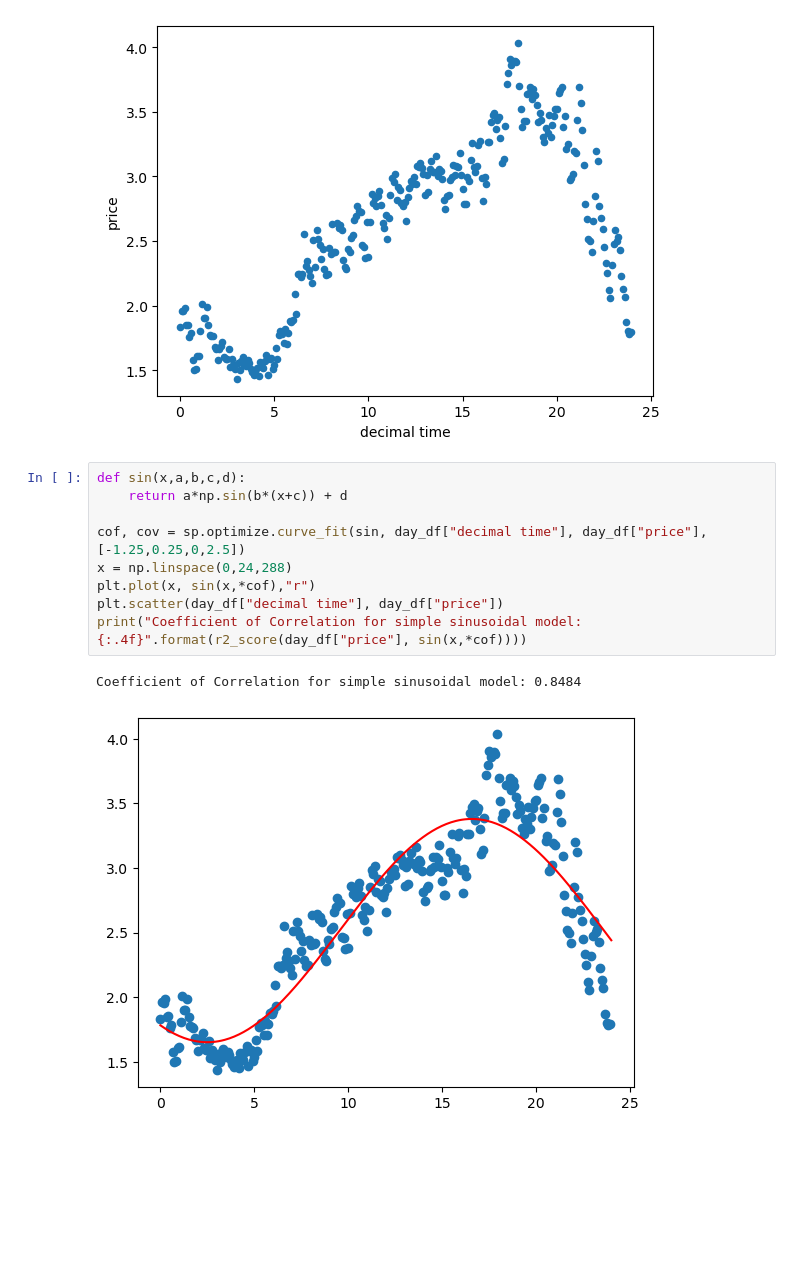
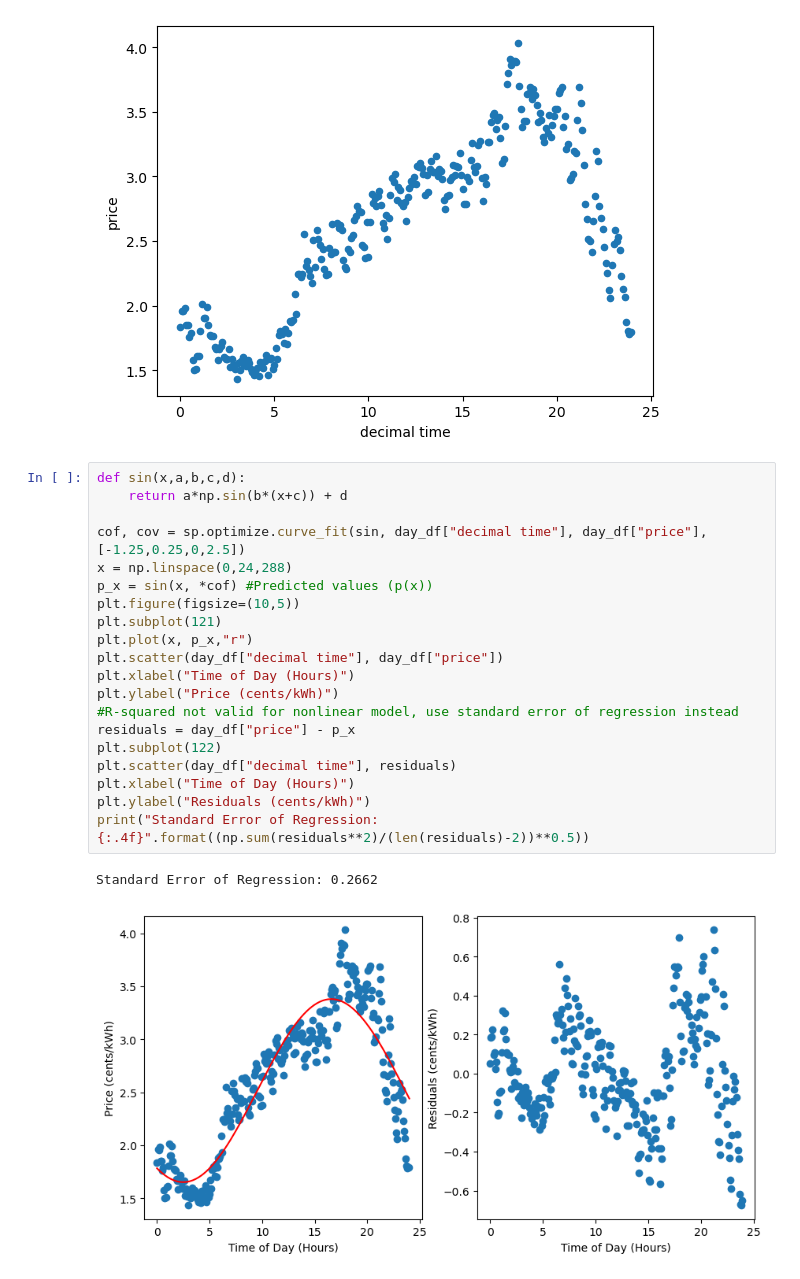
Before and after one commit to traskcon/DATA602-Project, a Jupyter notebook: DATA602-Project.ipynb, the cells around one changed output. Cells and saved outputs as stored; diff of their text form; blank space fills up the shorter version.

Commit message:
Updated model and added figures

```diff
--- a/DATA602-Project.ipynb
+++ b/DATA602-Project.ipynb
@@ -131,12 +157,23 @@ day_df.plot.scatter("decimal time","price")
 # %%
 def sin(x,a,b,c,d):
     return a*np.sin(b*(x+c)) + d
 
 cof, cov = sp.optimize.curve_fit(sin, day_df["decimal time"], day_df["price"], [-1.25,0.25,0,2.5])
 x = np.linspace(0,24,288)
-plt.plot(x, sin(x,*cof),"r")
+p_x = sin(x, *cof) #Predicted values (p(x))
+plt.figure(figsize=(10,5))
+plt.subplot(121)
+plt.plot(x, p_x,"r")
 plt.scatter(day_df["decimal time"], day_df["price"])
-print("Coefficient of Correlation for simple sinusoidal model: {:.4f}".format(r2_score(day_df["price"], sin(x,*cof))))
+plt.xlabel("Time of Day (Hours)")
+plt.ylabel("Price (cents/kWh)")
+#R-squared not valid for nonlinear model, use standard error of regression instead
+residuals = day_df["price"] - p_x
+plt.subplot(122)
+plt.scatter(day_df["decimal time"], residuals)
+plt.xlabel("Time of Day (Hours)")
+plt.ylabel("Residuals (cents/kWh)")
+print("Standard Error of Regression: {:.4f}".format((np.sum(residuals**2)/(len(residuals)-2))**0.5))
 # %% [output]
-Coefficient of Correlation for simple sinusoidal model: 0.8484
+Standard Error of Regression: 0.2662
-[figure, old version]
+[figure, new version]
```
Also changed, not shown: parts of 12 cells of this notebook.
